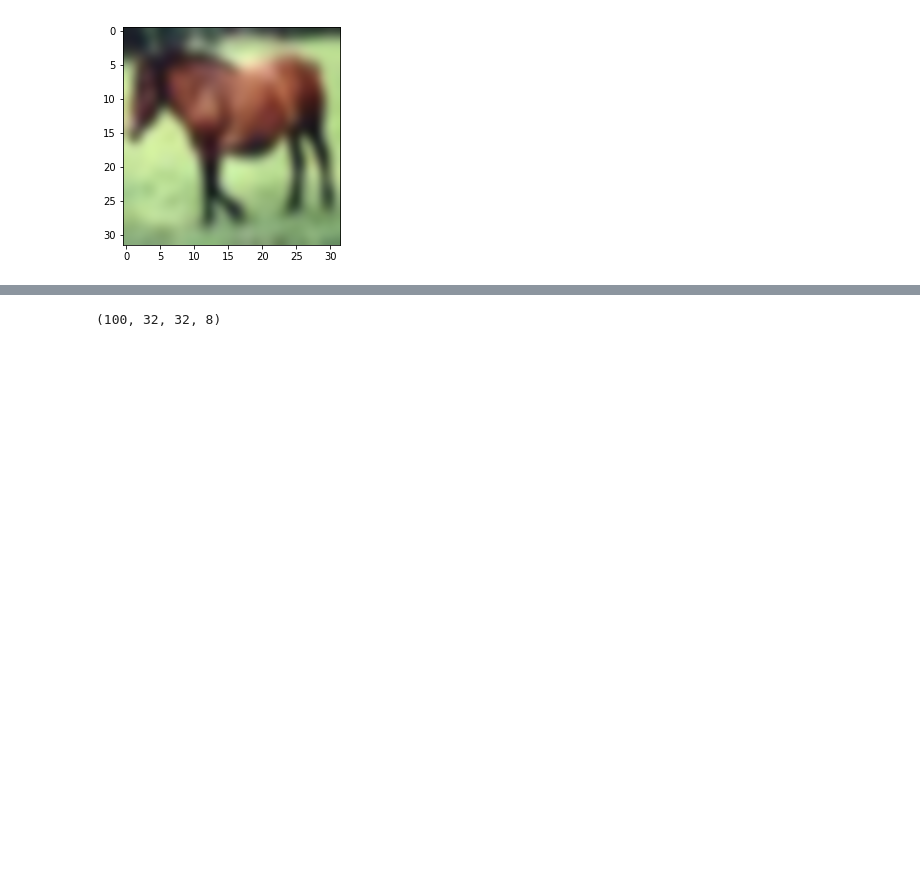
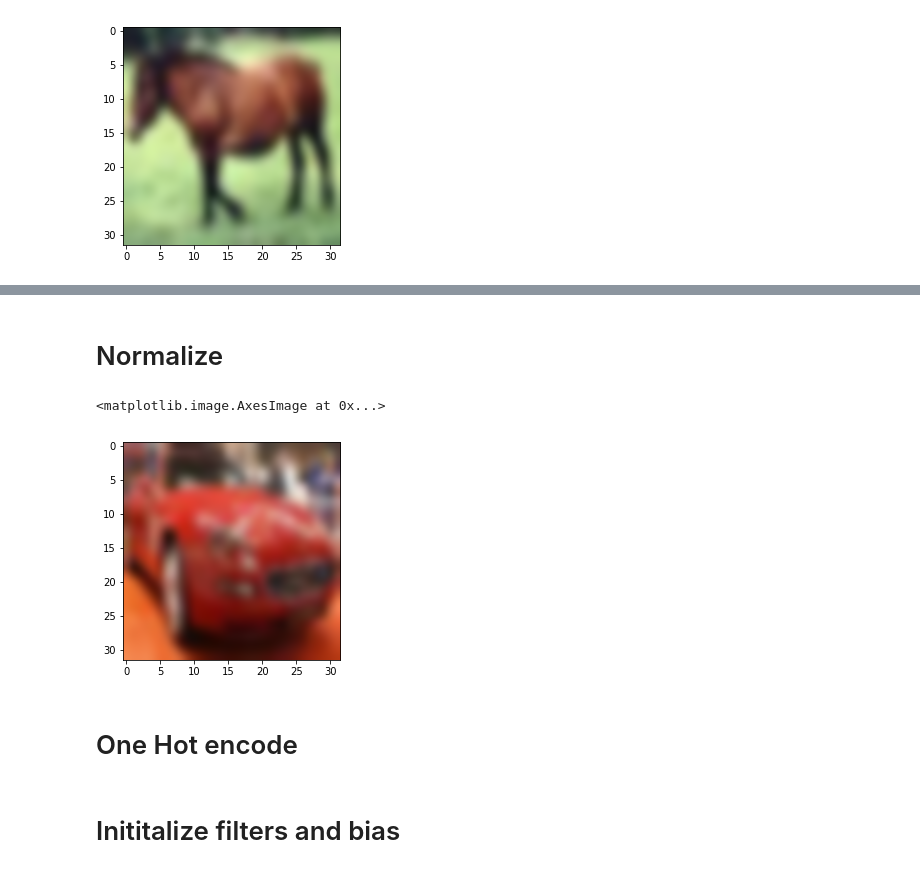
Before and after one commit to ShivamShrirao/dnn_from_scratch, a Jupyter notebook: cifar.ipynb, the cells around one changed output, grey strips where cells are left out. Saved outputs shown, nothing was run; the diff lists cells and outputs as text; code cells hidden in the pictures; blank space fills up the shorter version.

```diff
--- a/cifar.ipynb
+++ b/cifar.ipynb
@@ -87,3 +55,0 @@ array([[ 0,  1,  2,  3,  4],
-# %%
-b=(a.ravel()+np.arange(3)[:,None]*7*7)
-b
@@ -130,4 +58,9 @@ oo=nn.conv2d(inp,kernels,bias)
-# %%
-oo.shape
-# %% [output]
-(100, 32, 32, 8)
+# %% [markdown]
+# Normalize
+# %%
+inp=np.array(data_batch_1[b'data'][:100]).reshape(-1,3,32,32).transpose(0,2,3,1)
+inp=nn.normalize(inp)
+plt.imshow(inp[5],interpolation='bicubic')
+# %% [output]
+<matplotlib.image.AxesImage at 0x...>
+[figure, added]
@@ -133,0 +69,2 @@ oo.shape
+# %% [markdown]
+# One Hot encode
@@ -133,0 +75,2 @@ oo.shape
+# %% [markdown]
+# Inititalize filters and bias
```
Also changed, not shown: parts of 26 cells of this notebook, 2 other files.
